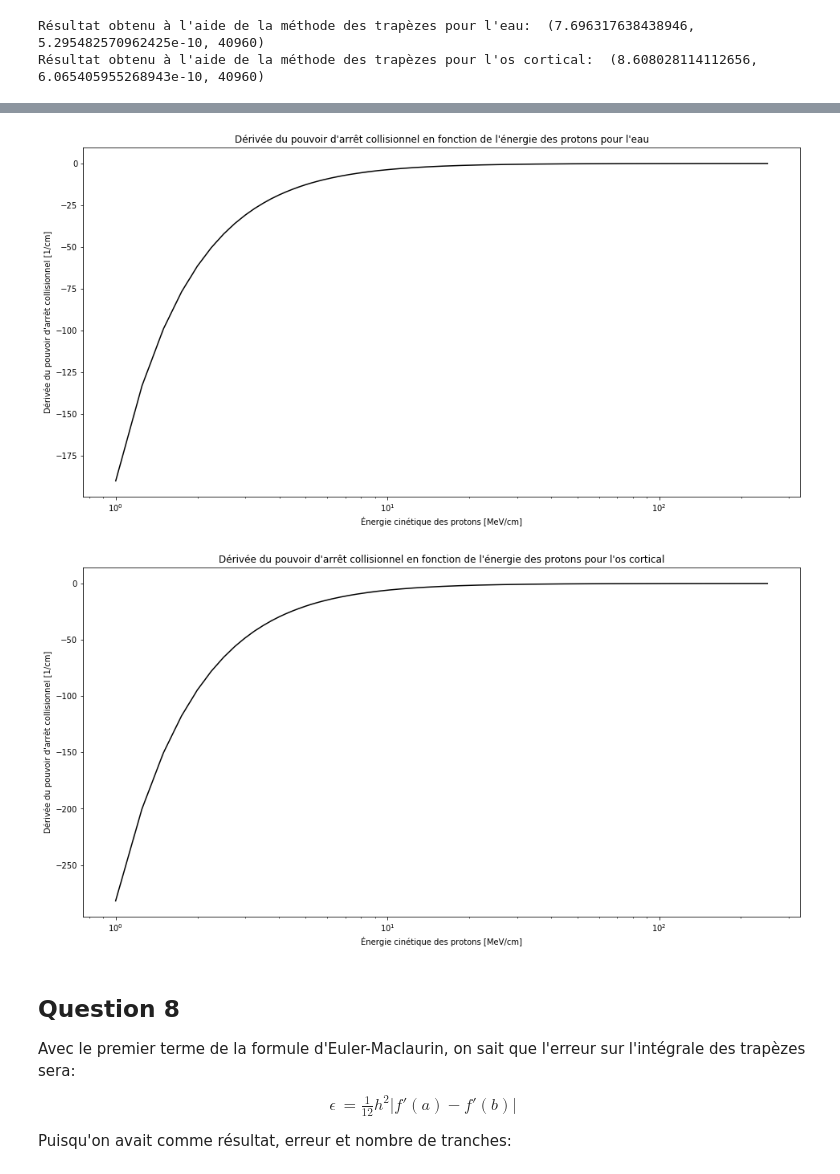
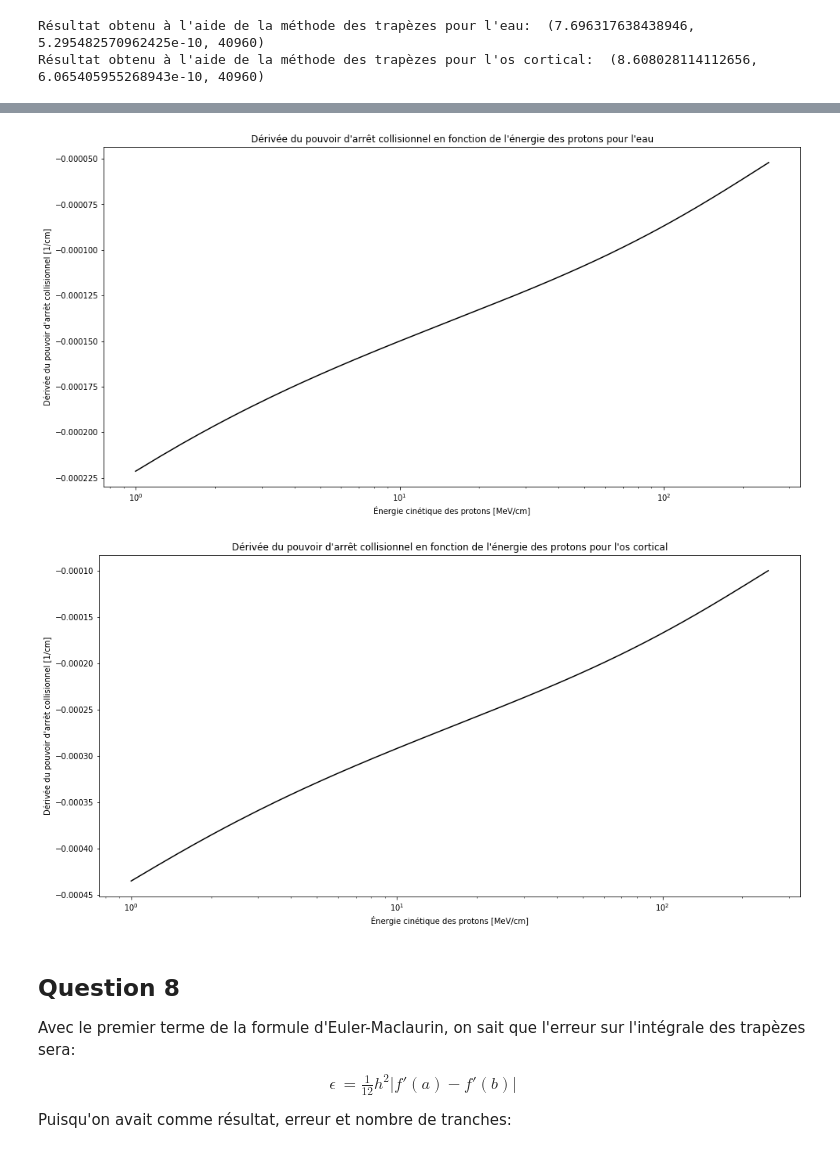
Before and after one commit to juham58/PhysNum_TP1, a Jupyter notebook: TP1.ipynb, the cells around one changed output, grey strips where cells are left out. Cells and saved outputs as stored; diff of their text form; code cells hidden in the pictures.

```diff
--- a/TP1.ipynb
+++ b/TP1.ipynb
@@ -274,36 +286,32 @@ $$
 Sous forme _Python_, on aura:
 # %%
-a = 2*m_e
-b = 1 + (m_e/m_p)**2
-d = m_e/m_p
-
-def d_S_col(T, I, n_e): # Traduction en Python de l'expression de la dérivée de S_col
+def d_S_col(T, I, n_e, rho): # Traduction en Python de l'expression de la dérivée de S_col
     a = 2*m_e
     b = 1 + (m_e/m_p)**2
     d = m_e/m_p
     U = 2*pi*r_e**2*m_e*n_e
     k = a**2/I**2
-    return (gamma(T)*U*(gamma(T)*(4*b*gamma(T)+3*d*gamma(T)**2+d)-2*(b+d*gamma(T))*np.log((a*(gamma(T)**2-1)**2*k)/(b+d*gamma(T))) ))/(m_p*((gamma(T))**2-1)**2*(b+d*gamma(T)))
+    return rho*(gamma(T)*U*(gamma(T)*(4*b*gamma(T)+3*(gamma(T))**2*d+d)-2*(b+gamma(T)*d)*np.log((a*k*((gamma(T))**2-1)**2)/(b+gamma(T)*d))))/(m_p*U*(b+gamma(T)*d)*((gamma(T))**2*np.log((a*k*((gamma(T))**2-1)**2)/(b+gamma(T)*d))-2*(gamma(T))**2+2)**2)
 
 linspace = np.linspace(1, 250, 1000)
 
 plt.figure(figsize=(16,8))
 plt.xscale("log")
 plt.xlabel("Énergie cinétique des protons [MeV/cm]")
 plt.ylabel("Dérivée du pouvoir d'arrêt collisionnel [1/cm]")
 plt.title("Dérivée du pouvoir d'arrêt collisionnel en fonction de l'énergie des protons pour l'eau")
-plt.plot(linspace, d_S_col(linspace, I_eau, ne_eau), "k-")
+plt.plot(linspace, d_S_col(linspace, I_eau, ne_eau, rho_eau), "k-")
 
 plt.figure(figsize=(16,8))
 plt.xscale("log")
 plt.xlabel("Énergie cinétique des protons [MeV/cm]")
 plt.ylabel("Dérivée du pouvoir d'arrêt collisionnel [1/cm]")
 plt.title("Dérivée du pouvoir d'arrêt collisionnel en fonction de l'énergie des protons pour l'os cortical")
-plt.plot(linspace, d_S_col(linspace, I_os, ne_os), "k-")
+plt.plot(linspace, d_S_col(linspace, I_os, ne_os, rho_os), "k-")
 plt.show()
 # %% [output]
-[figure, old version]
+[figure, new version]
-[figure, old version]
+[figure, new version]
 # %% [markdown]
 ## Question 8
 
```
Also changed, not shown: parts of 8 cells of this notebook.
